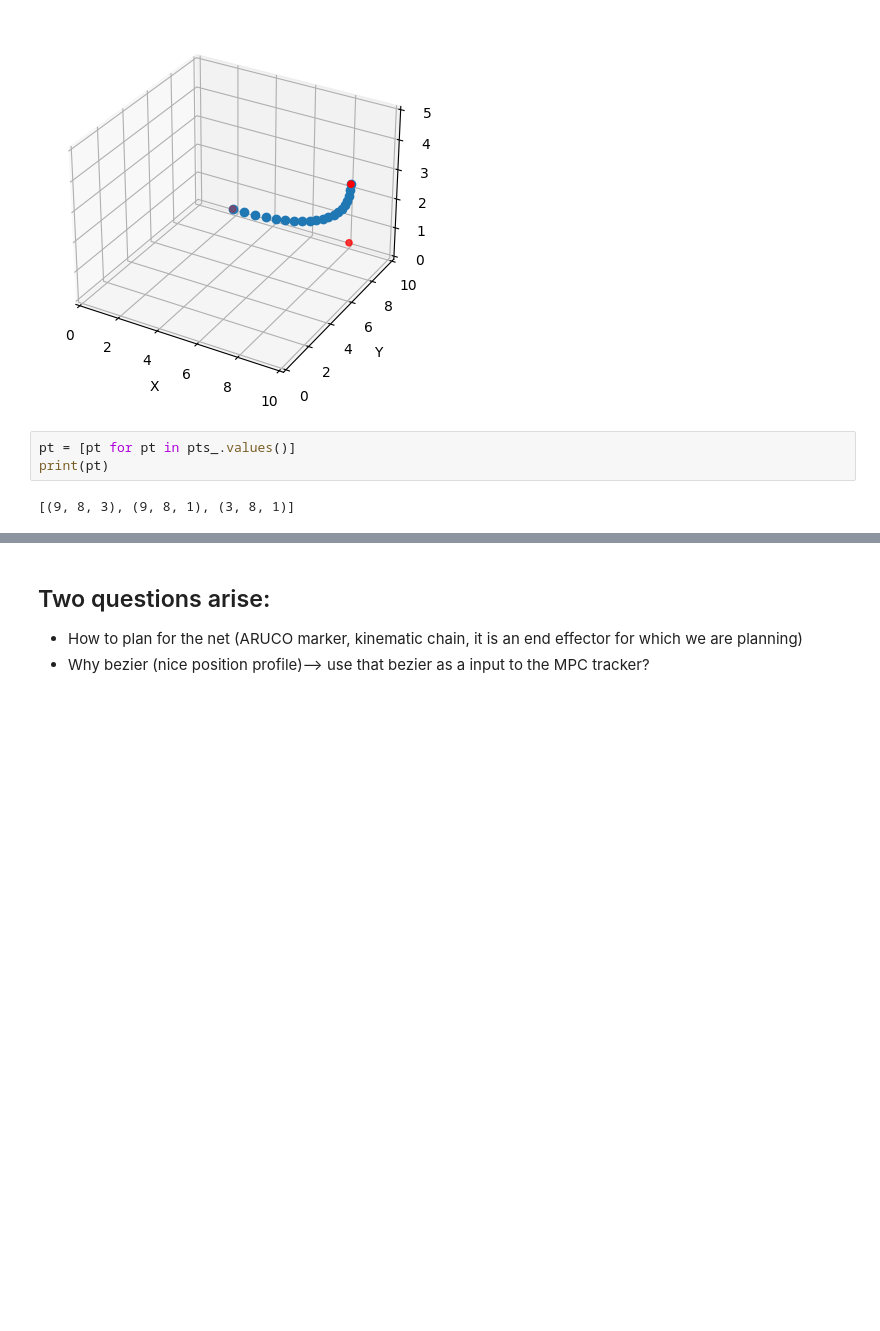
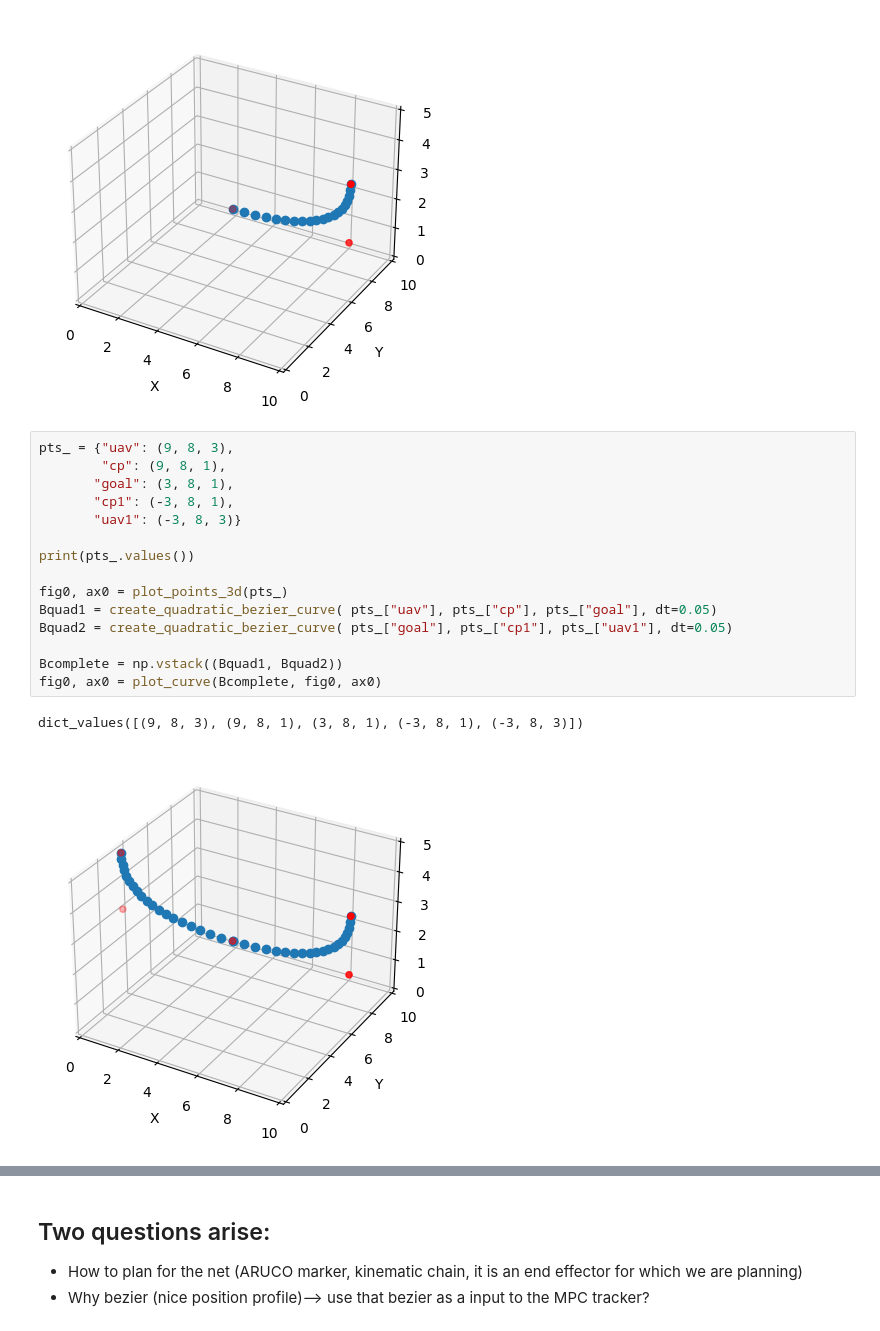
Before and after one commit to fzoric8/ros_utils, a Jupyter notebook: play/BezierLitterPickup.ipynb, the cells around one changed output, grey strips where cells are left out. Drawn from its saved outputs; the diff is of its cells as text; blank space fills up the shorter version.

```diff
--- a/play/BezierLitterPickup.ipynb
+++ b/play/BezierLitterPickup.ipynb
@@ -169,8 +175,21 @@ fig0, ax0 = plot_curve(Bquad, fig0, ax0)
 # %% [output]
 dict_values([(9, 8, 3), (9, 8, 1), (3, 8, 1)])
 [figure]
-# %%
-pt = [pt for pt in pts_.values()]
-print(pt)
-# %% [output]
-[(9, 8, 3), (9, 8, 1), (3, 8, 1)]
+# %%
+pts_ = {"uav": (9, 8, 3),
+        "cp": (9, 8, 1),
+       "goal": (3, 8, 1),
+       "cp1": (-3, 8, 1),
+       "uav1": (-3, 8, 3)}
+
+print(pts_.values())
+
+fig0, ax0 = plot_points_3d(pts_)
+Bquad1 = create_quadratic_bezier_curve( pts_["uav"], pts_["cp"], pts_["goal"], dt=0.05)
+Bquad2 = create_quadratic_bezier_curve( pts_["goal"], pts_["cp1"], pts_["uav1"], dt=0.05)
+
+Bcomplete = np.vstack((Bquad1, Bquad2))
+fig0, ax0 = plot_curve(Bcomplete, fig0, ax0)
+# %% [output]
+dict_values([(9, 8, 3), (9, 8, 1), (3, 8, 1), (-3, 8, 1), (-3, 8, 3)])
+[figure, added]
```
Also changed, not shown: parts of 2 cells of this notebook, 1 other file.
